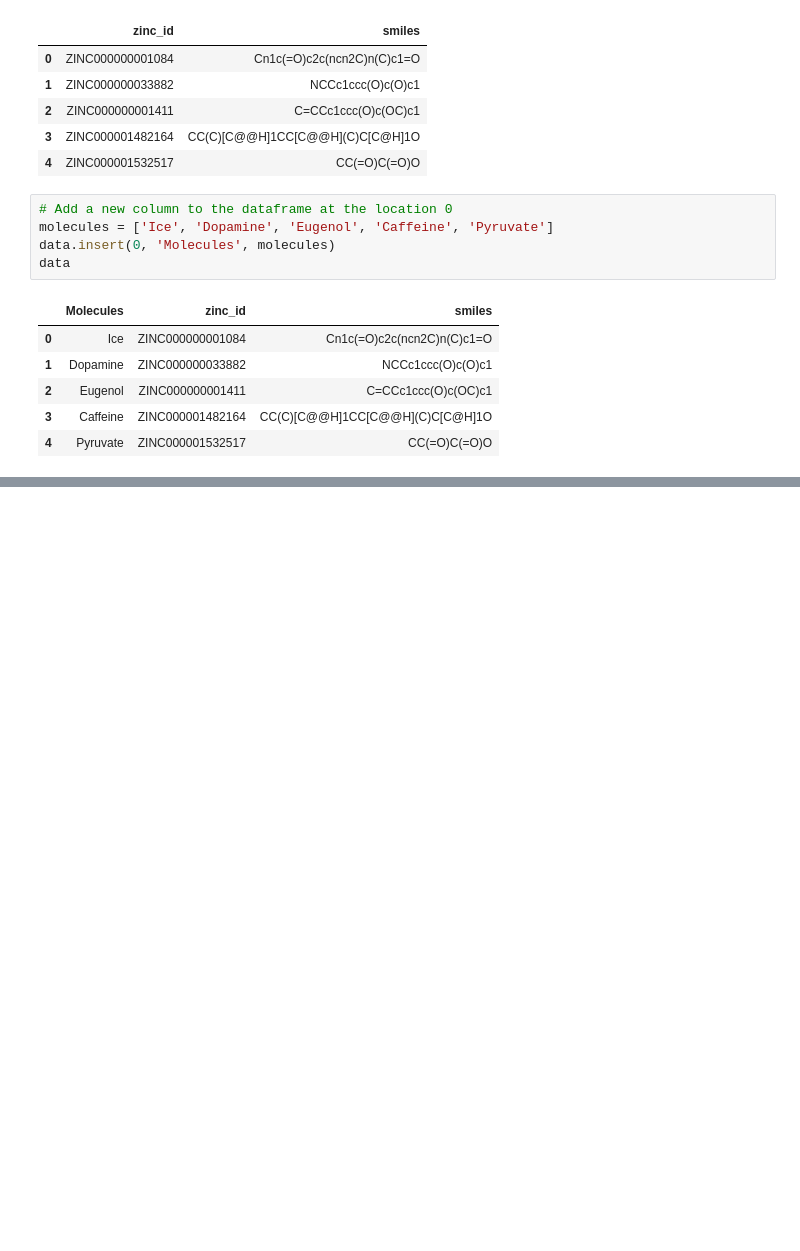
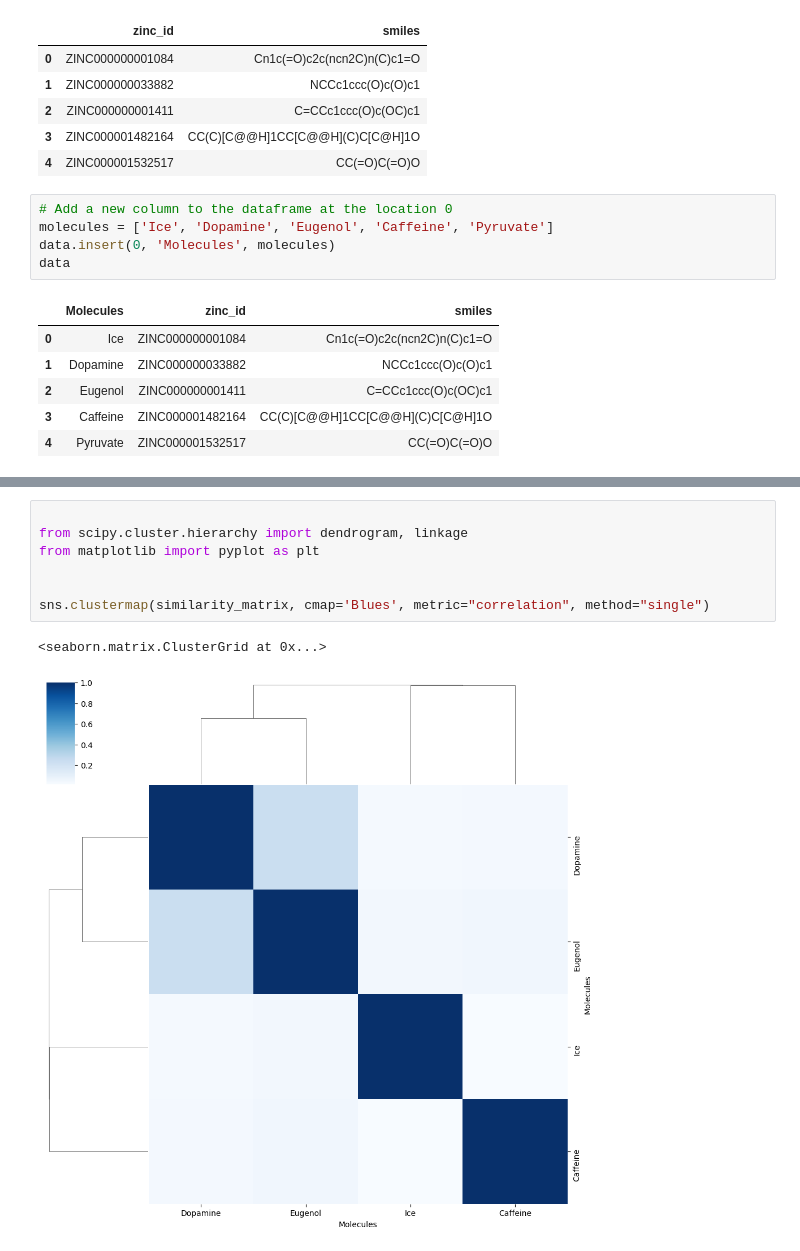
Before and after one commit to Nag-Nad/Cheminformatics-with-RDkit---Python, a Jupyter notebook: TEST1.ipynb, the cells around one changed output, grey strips where cells are left out. Saved outputs shown, nothing was run; the diff lists cells and outputs as text; blank space fills up the shorter version.

```diff
--- a/TEST1.ipynb
+++ b/TEST1.ipynb
@@ -128,3 +146,13 @@ Caffeine   0.016949  0.039216  0.051724  1.000000
+# %%
+
+from scipy.cluster.hierarchy import dendrogram, linkage
+from matplotlib import pyplot as plt
+
+
+sns.clustermap(similarity_matrix, cmap='Blues', metric="correlation", method="single")
+# %% [output]
+<seaborn.matrix.ClusterGrid at 0x...>
+[figure, added]
 # %%
 # heatmap: the color intensity the correlation between x and y
 
```
Also changed, not shown: parts of 13 cells of this notebook.
